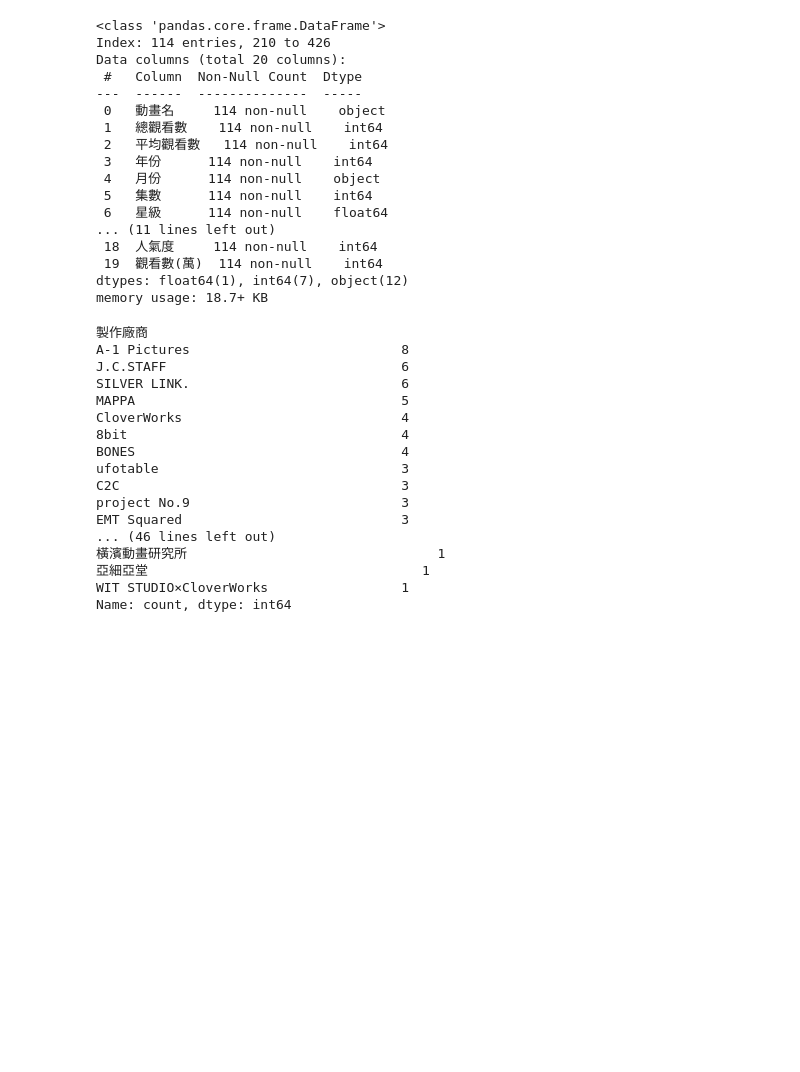
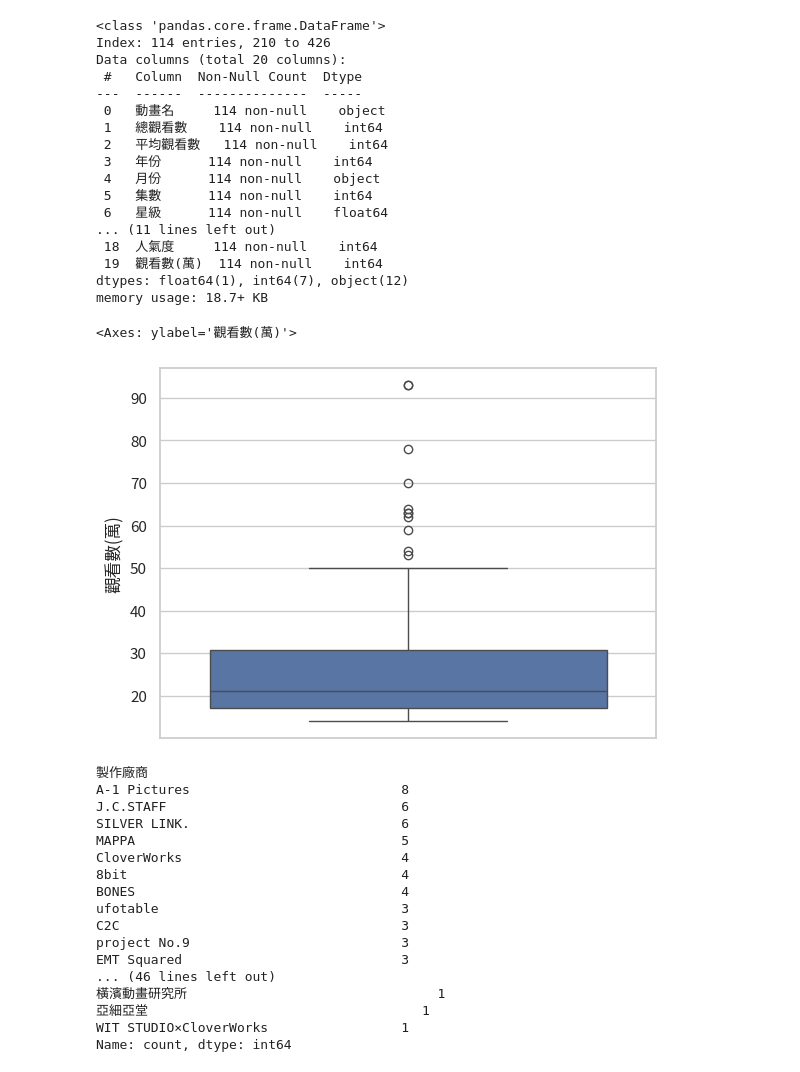
Before and after one commit to hsiaoyt0923/Anime_View_Number_Regression, a Jupyter notebook: graph.ipynb, the cells around one changed output. Cells and saved outputs as stored; diff of their text form; code cells hidden in the pictures; blank space fills up the shorter version.

```diff
--- a/graph.ipynb
+++ b/graph.ipynb
@@ -133,6 +142,11 @@ Data columns (total 20 columns):
  19  觀看數(萬)  114 non-null    int64
 dtypes: float64(1), int64(7), object(12)
 memory usage: 18.7+ KB
+# %%
+sns.boxplot(data=df1['觀看數(萬)'])
+# %% [output]
+<Axes: ylabel='觀看數(萬)'>
+[figure, added]
 # %%
 df1['製作廠商'].value_counts()
 # %% [output]
```
Also changed, not shown: parts of 1 cell of this notebook, 2 other files.
